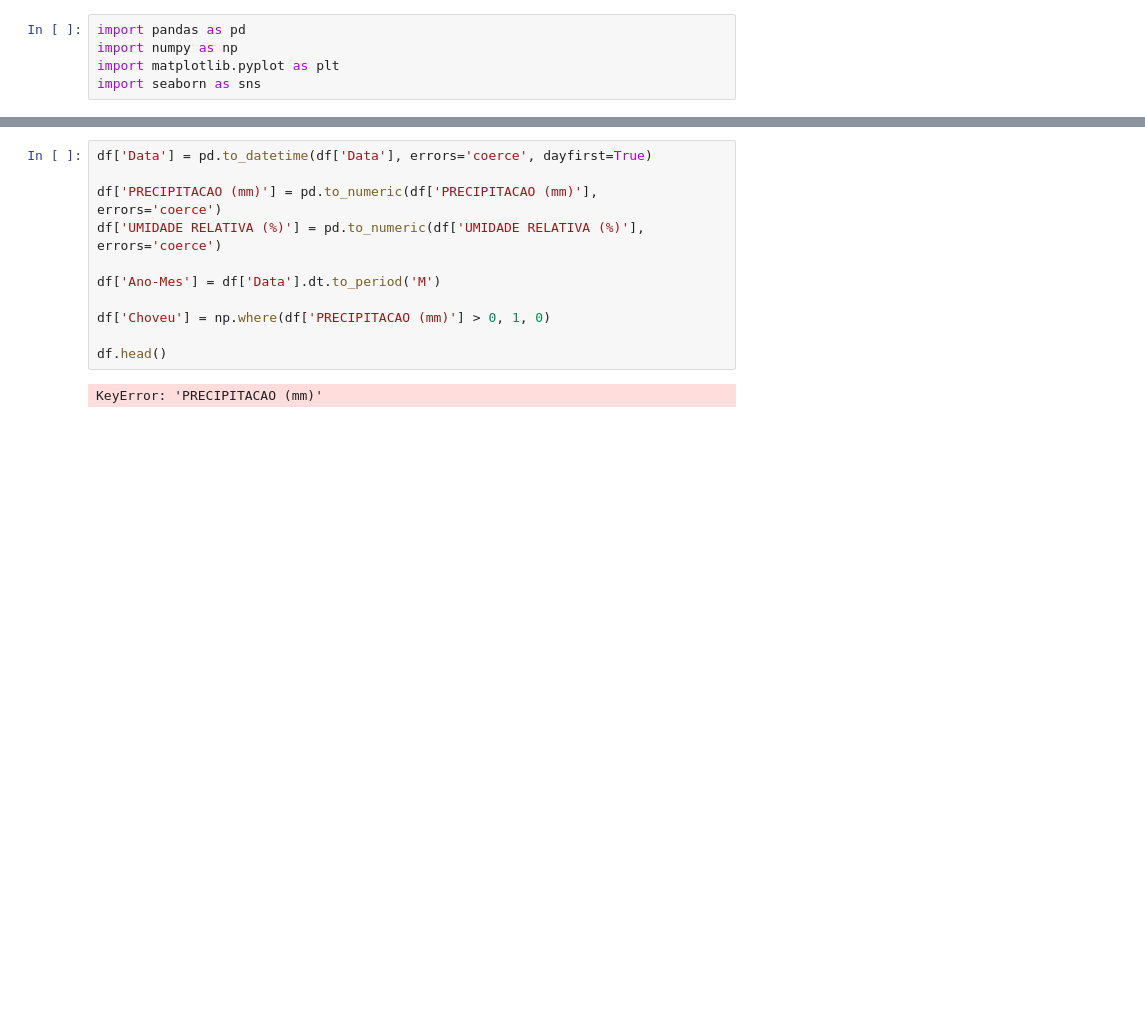
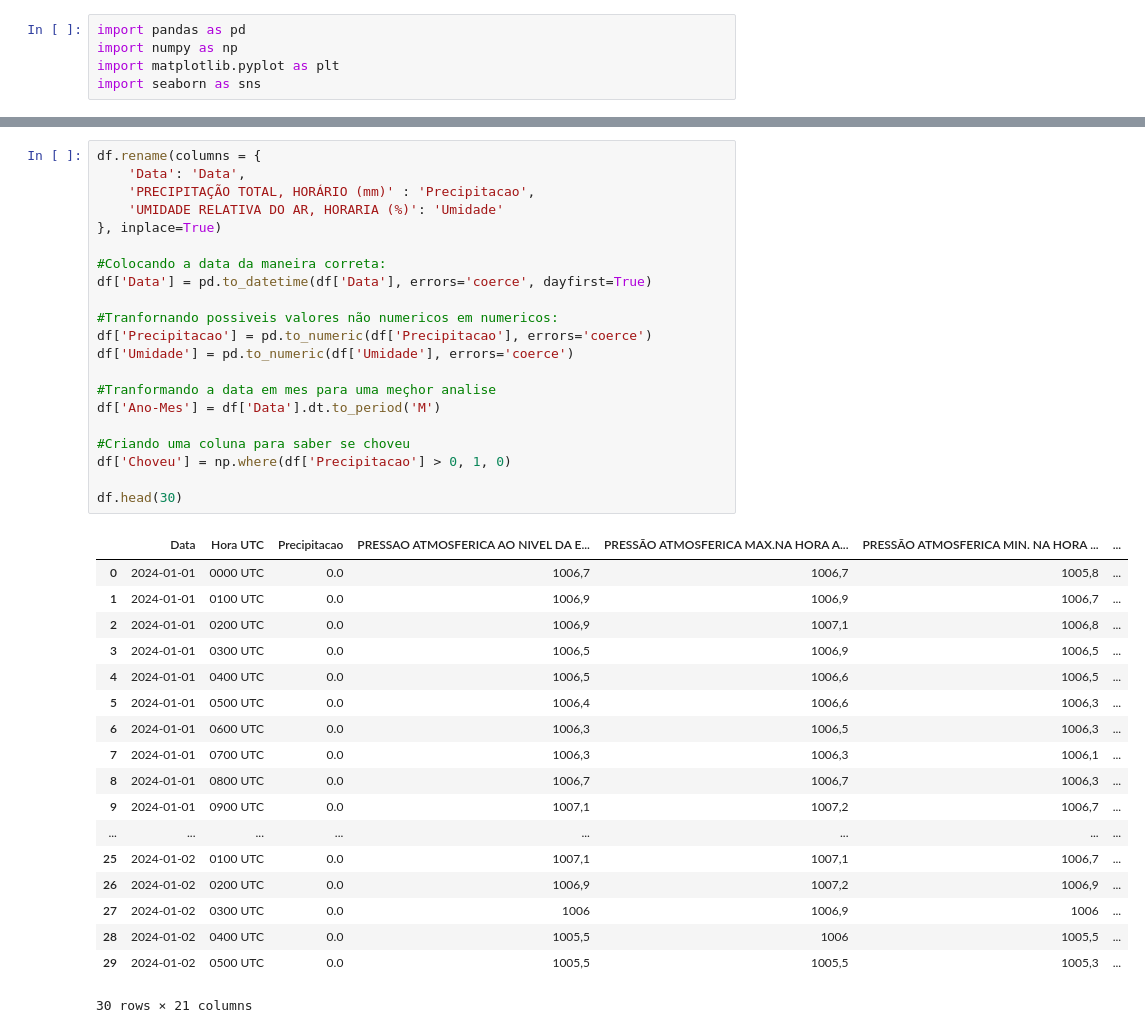
Before and after one commit to Vinicius-Dias07/GS-Modelagem-Linear, a Jupyter notebook: AnaliseDeDados.ipynb, the cells around one changed output, grey strips where cells are left out. Drawn from its saved outputs; the diff is of its cells as text; blank space fills up the shorter version.

```diff
--- a/AnaliseDeDados.ipynb
+++ b/AnaliseDeDados.ipynb
@@ -29,13 +34,40 @@ Name: PRECIPITAÇÃO TOTAL, HORÁRIO (mm), Length: 8784, dtype: object
 # %%
+df.rename(columns = {
+    'Data': 'Data',
+    'PRECIPITAÇÃO TOTAL, HORÁRIO (mm)' : 'Precipitacao',
+    'UMIDADE RELATIVA DO AR, HORARIA (%)': 'Umidade'
+}, inplace=True)
+
+#Colocando a data da maneira correta:
 df['Data'] = pd.to_datetime(df['Data'], errors='coerce', dayfirst=True)
 
-df['PRECIPITACAO (mm)'] = pd.to_numeric(df['PRECIPITACAO (mm)'], errors='coerce')
-df['UMIDADE RELATIVA (%)'] = pd.to_numeric(df['UMIDADE RELATIVA (%)'], errors='coerce')
+#Tranfornando possiveis valores não numericos em numericos:
+df['Precipitacao'] = pd.to_numeric(df['Precipitacao'], errors='coerce')
+df['Umidade'] = pd.to_numeric(df['Umidade'], errors='coerce')
 
+#Tranformando a data em mes para uma meçhor analise
 df['Ano-Mes'] = df['Data'].dt.to_period('M')
 
-df['Choveu'] = np.where(df['PRECIPITACAO (mm)'] > 0, 1, 0)
+#Criando uma coluna para saber se choveu
+df['Choveu'] = np.where(df['Precipitacao'] > 0, 1, 0)
 
-df.head()
+df.head(30)
 # %% [output]
+|  | Data | Hora UTC | Precipitacao | PRESSAO ATMOSFERICA AO NIVEL DA E... | PRESSÃO ATMOSFERICA MAX.NA HORA A... | PRESSÃO ATMOSFERICA MIN. NA HORA ... | ... |
+| 0 | 2024-01-01 | 0000 UTC | 0.0 | 1006,7 | 1006,7 | 1005,8 | ... |
+| 1 | 2024-01-01 | 0100 UTC | 0.0 | 1006,9 | 1006,9 | 1006,7 | ... |
+| 2 | 2024-01-01 | 0200 UTC | 0.0 | 1006,9 | 1007,1 | 1006,8 | ... |
+| 3 | 2024-01-01 | 0300 UTC | 0.0 | 1006,5 | 1006,9 | 1006,5 | ... |
+| 4 | 2024-01-01 | 0400 UTC | 0.0 | 1006,5 | 1006,6 | 1006,5 | ... |
+| 5 | 2024-01-01 | 0500 UTC | 0.0 | 1006,4 | 1006,6 | 1006,3 | ... |
+| 6 | 2024-01-01 | 0600 UTC | 0.0 | 1006,3 | 1006,5 | 1006,3 | ... |
+| 7 | 2024-01-01 | 0700 UTC | 0.0 | 1006,3 | 1006,3 | 1006,1 | ... |
+| 8 | 2024-01-01 | 0800 UTC | 0.0 | 1006,7 | 1006,7 | 1006,3 | ... |
+| 9 | 2024-01-01 | 0900 UTC | 0.0 | 1007,1 | 1007,2 | 1006,7 | ... |
+| ... | ... | ... | ... | ... | ... | ... | ... |
+| 25 | 2024-01-02 | 0100 UTC | 0.0 | 1007,1 | 1007,1 | 1006,7 | ... |
+| 26 | 2024-01-02 | 0200 UTC | 0.0 | 1006,9 | 1007,2 | 1006,9 | ... |
+| 27 | 2024-01-02 | 0300 UTC | 0.0 | 1006 | 1006,9 | 1006 | ... |
+| 28 | 2024-01-02 | 0400 UTC | 0.0 | 1005,5 | 1006 | 1005,5 | ... |
+| 29 | 2024-01-02 | 0500 UTC | 0.0 | 1005,5 | 1005,5 | 1005,3 | ... |
-KeyError: 'PRECIPITACAO (mm)'
+30 rows × 21 columns
```
Also changed, not shown: parts of 12 cells of this notebook.
